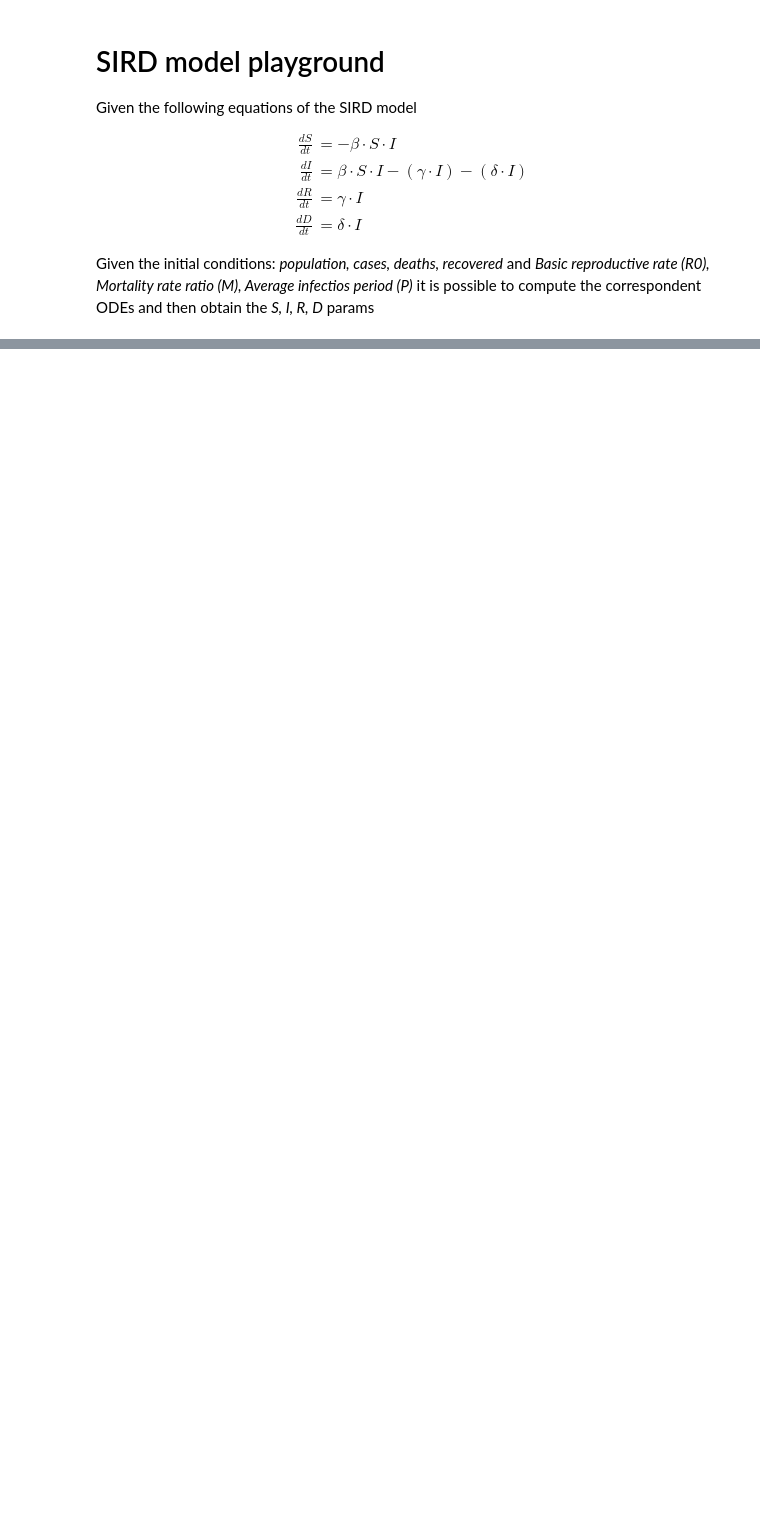
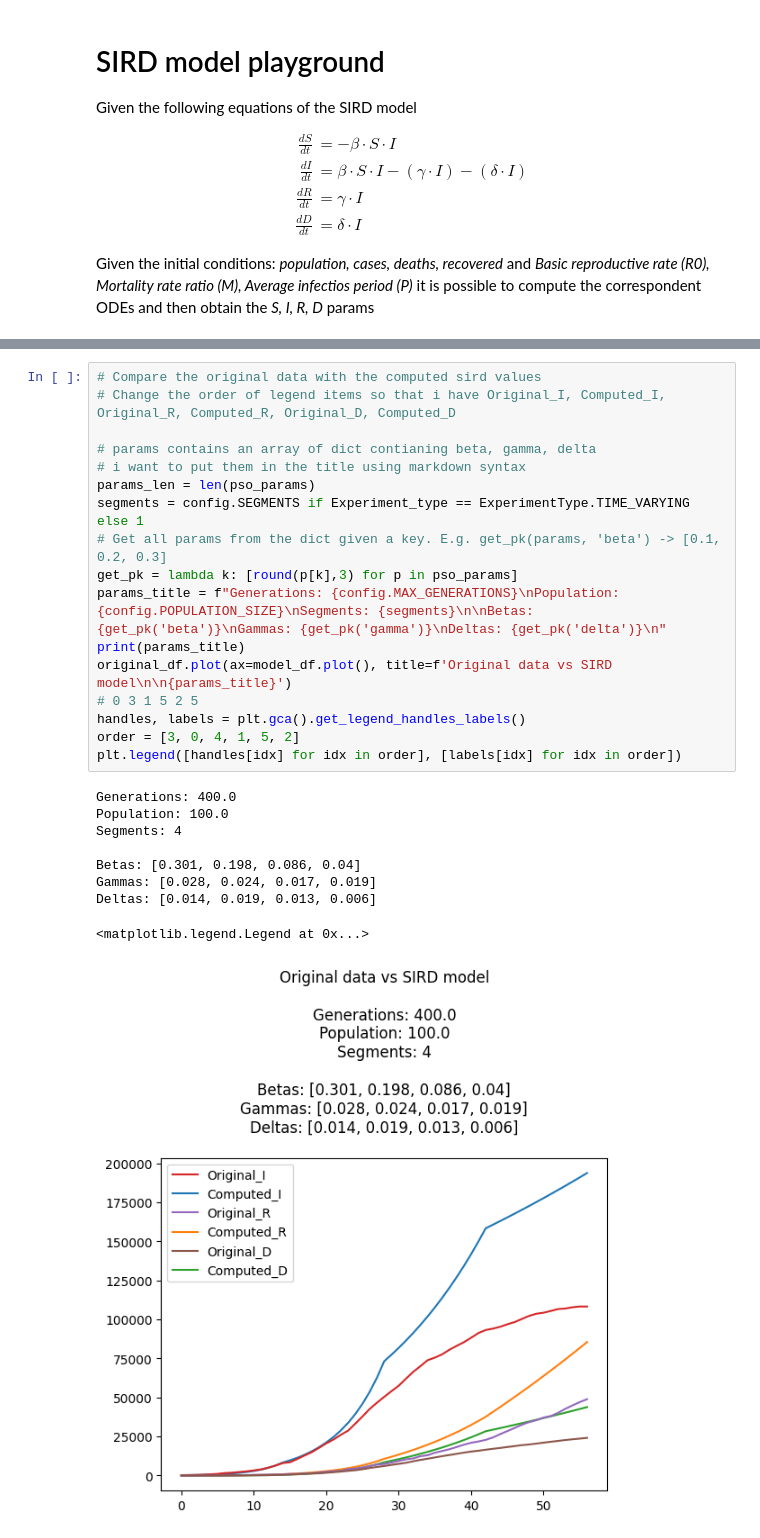
Before and after one commit to Thomas2710/Epidemic-modelling, a Jupyter notebook: epidemic_modelling/sird_playground.ipynb, the cells around one changed output, grey strips where cells are left out. Saved outputs shown, nothing was run; the diff lists cells and outputs as text; blank space fills up the shorter version.

```diff
--- a/epidemic_modelling/sird_playground.ipynb
+++ b/epidemic_modelling/sird_playground.ipynb
@@ -128,0 +138,27 @@ After 28 days the virus was present in less than 1 individuals.
+# %%
+# Compare the original data with the computed sird values
+# Change the order of legend items so that i have Original_I, Computed_I, Original_R, Computed_R, Original_D, Computed_D
+
+# params contains an array of dict contianing beta, gamma, delta
+# i want to put them in the title using markdown syntax
+params_len = len(pso_params)
+segments = config.SEGMENTS if Experiment_type == ExperimentType.TIME_VARYING else 1
+# Get all params from the dict given a key. E.g. get_pk(params, 'beta') -> [0.1, 0.2, 0.3]
+get_pk = lambda k: [round(p[k],3) for p in pso_params]
+params_title = f"Generations: {config.MAX_GENERATIONS}\nPopulation: {config.POPULATION_SIZE}\nSegments: {segments}\n\nBetas: {get_pk('beta')}\nGammas: {get_pk('gamma')}\nDeltas: {get_pk('delta')}\n"
+print(params_title)
+original_df.plot(ax=model_df.plot(), title=f'Original data vs SIRD model\n\n{params_title}')
+# 0 3 1 5 2 5
+handles, labels = plt.gca().get_legend_handles_labels()
+order = [3, 0, 4, 1, 5, 2]
+plt.legend([handles[idx] for idx in order], [labels[idx] for idx in order])
+# %% [output]
+Generations: 400.0
+Population: 100.0
+Segments: 4
+
+Betas: [0.301, 0.198, 0.086, 0.04]
+Gammas: [0.028, 0.024, 0.017, 0.019]
+Deltas: [0.014, 0.019, 0.013, 0.006]
+<matplotlib.legend.Legend at 0x...>
+[figure, added]
```
Also changed, not shown: parts of 10 cells of this notebook, 3 other files.
